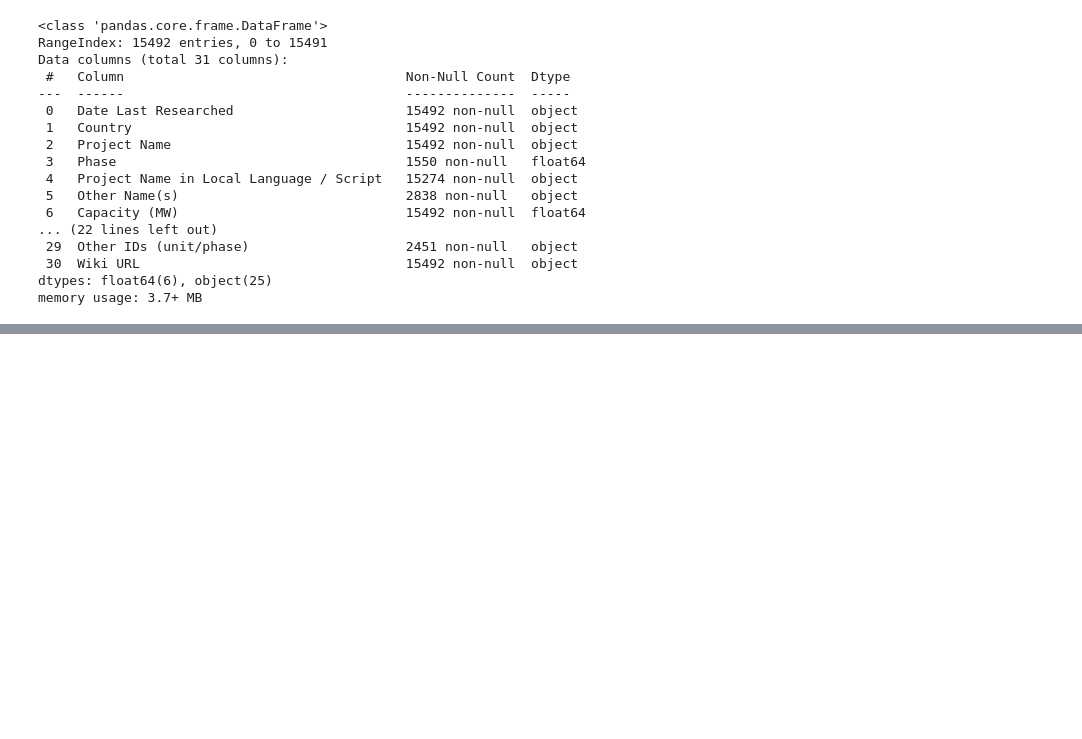
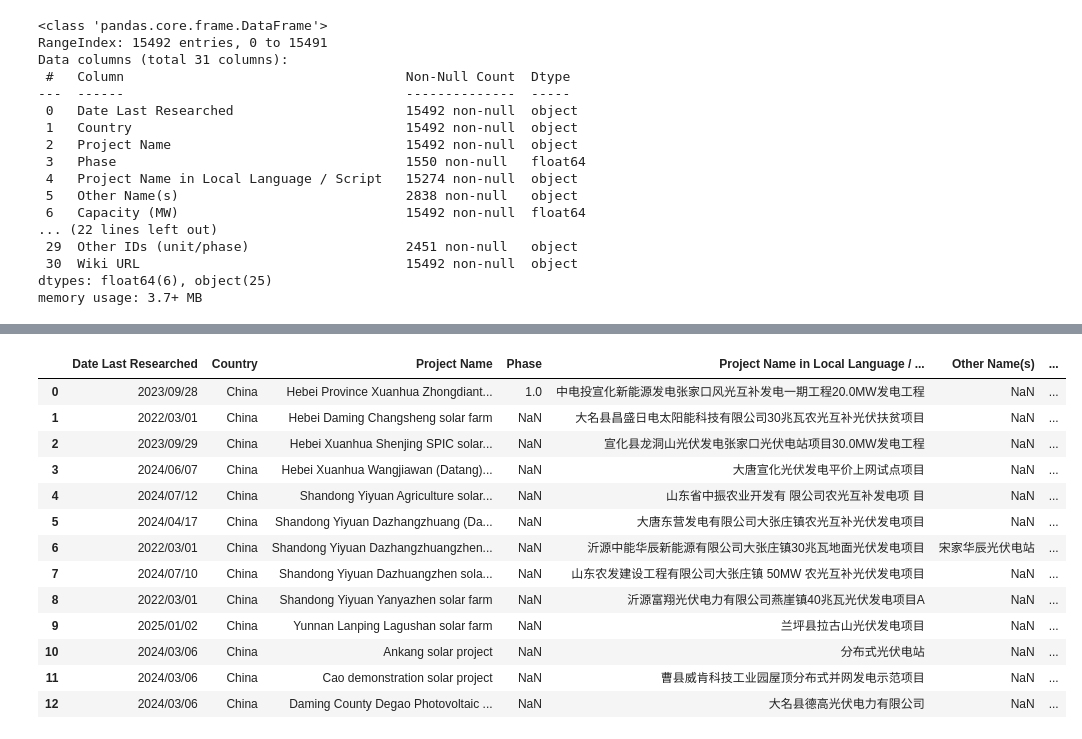
Before and after one commit to XinranHf/solar-data-china, a Jupyter notebook: scripts/data_preprocessing/GEM.ipynb, the cells around one changed output, grey strips where cells are left out. Drawn from its saved outputs; the diff is of its cells as text; code cells hidden in the pictures; blank space fills up the shorter version.

```diff
--- a/scripts/data_preprocessing/GEM.ipynb
+++ b/scripts/data_preprocessing/GEM.ipynb
@@ -407 +418,20 @@ joined.head()
+# %%
+# Remove duplicates based on Latitude and Longitude
+joined_unique = joined.drop_duplicates(subset=['Latitude', 'Longitude']).reset_index(drop=True)
+joined_unique
+# %% [output]
+|  | Date Last Researched | Country | Project Name | Phase | Project Name in Local Language / ... | Other Name(s) | ... |
+| 0 | 2023/09/28 | China | Hebei Province Xuanhua Zhongdiant... | 1.0 | 中电投宣化新能源发电张家口风光互补发电一期工程20.0MW发电工程 | NaN | ... |
+| 1 | 2022/03/01 | China | Hebei Daming Changsheng solar farm | NaN | 大名县昌盛日电太阳能科技有限公司30兆瓦农光互补光伏扶贫项目 | NaN | ... |
+| 2 | 2023/09/29 | China | Hebei Xuanhua Shenjing SPIC solar... | NaN | 宣化县龙洞山光伏发电张家口光伏电站项目30.0MW发电工程 | NaN | ... |
+| 3 | 2024/06/07 | China | Hebei Xuanhua Wangjiawan (Datang)... | NaN | 大唐宣化光伏发电平价上网试点项目 | NaN | ... |
+| 4 | 2024/07/12 | China | Shandong Yiyuan Agriculture solar... | NaN | 山东省中振农业开发有 限公司农光互补发电项 目 | NaN | ... |
+| 5 | 2024/04/17 | China | Shandong Yiyuan Dazhangzhuang (Da... | NaN | 大唐东营发电有限公司大张庄镇农光互补光伏发电项目 | NaN | ... |
+| 6 | 2022/03/01 | China | Shandong Yiyuan Dazhangzhuangzhen... | NaN | 沂源中能华辰新能源有限公司大张庄镇30兆瓦地面光伏发电项目 | 宋家华辰光伏电站 | ... |
+| 7 | 2024/07/10 | China | Shandong Yiyuan Dazhuangzhen sola... | NaN | 山东农发建设工程有限公司大张庄镇 50MW 农光互补光伏发电项目 | NaN | ... |
+| 8 | 2022/03/01 | China | Shandong Yiyuan Yanyazhen solar farm | NaN | 沂源富翔光伏电力有限公司燕崖镇40兆瓦光伏发电项目A | NaN | ... |
+| 9 | 2025/01/02 | China | Yunnan Lanping Lagushan solar farm | NaN | 兰坪县拉古山光伏发电项目 | NaN | ... |
+| 10 | 2024/03/06 | China | Ankang solar project | NaN | 分布式光伏电站 | NaN | ... |
+| 11 | 2024/03/06 | China | Cao demonstration solar project | NaN | 曹县威肯科技工业园屋顶分布式并网发电示范项目 | NaN | ... |
+| 12 | 2024/03/06 | China | Daming County Degao Photovoltaic ... | NaN | 大名县德高光伏电力有限公司 | NaN | ... |
 # %%
```
Also changed, not shown: parts of 5 cells of this notebook, 3 other files.
